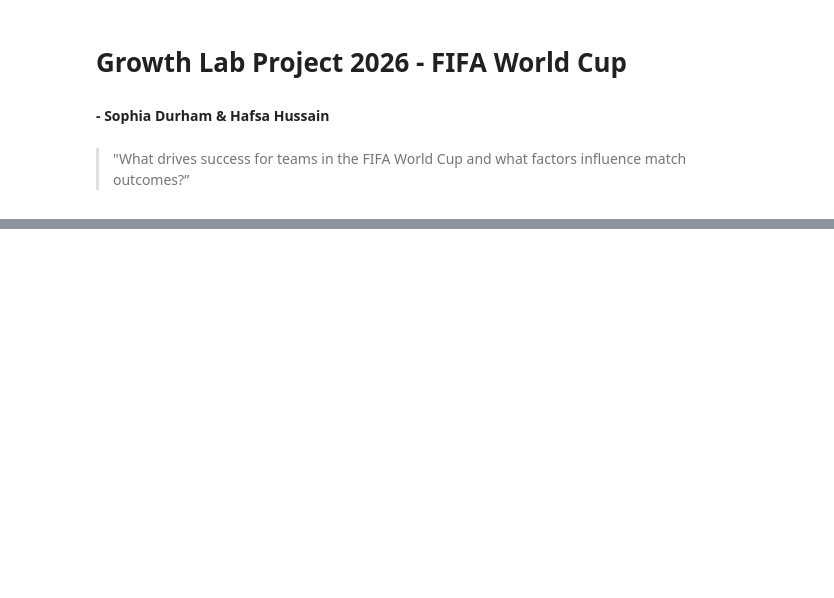
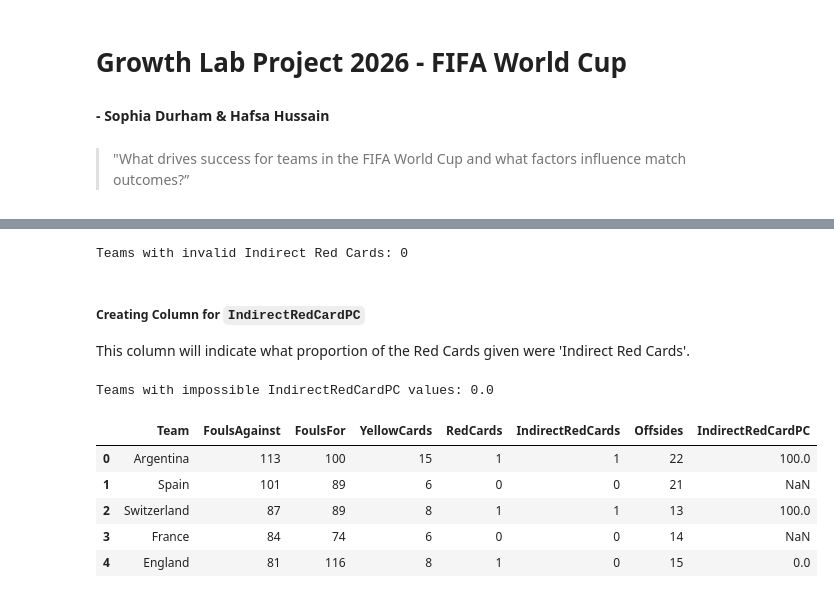
Before and after one commit to sdurham1606/Fifa-2026-World-Cup-Project, a Jupyter notebook: notebooks/world_cup.ipynb, the cells around one changed output, grey strips where cells are left out. Drawn from its saved outputs; the diff is of its cells as text; code cells hidden in the pictures; blank space fills up the shorter version.

```diff
--- a/notebooks/world_cup.ipynb
+++ b/notebooks/world_cup.ipynb
@@ -376,0 +337,2 @@ winning_teams = df_all_editions['champion'].value_counts()
+# %%
+discipline_clean['Team'] = discipline_clean['Team'].str.strip()
@@ -376,0 +360,23 @@ winning_teams = df_all_editions['champion'].value_counts()
+# %%
+indirect_red_cards_invalid = discipline_clean[(discipline_clean['IndirectRedCards'] > 0) & (discipline_clean['YellowCards'] < (2 * discipline_clean['IndirectRedCards']))]
+
+print("Teams with invalid Indirect Red Cards:", indirect_red_cards_invalid.shape[0])
+# %% [output]
+Teams with invalid Indirect Red Cards: 0
+# %% [markdown]
+##### Creating Column for `IndirectRedCardPC`
+This column will indicate what proportion of the Red Cards given were 'Indirect Red Cards'.
+# %%
+discipline_clean['IndirectRedCardPC'] = ((discipline_clean['IndirectRedCards'] / discipline_clean['RedCards']) * 100).round(1)
+Impossible_RedCardPC_values = discipline_clean['IndirectRedCardPC'][(discipline_clean['IndirectRedCardPC'] < 0) | (discipline_clean['IndirectRedCardPC'] > 100)].dropna().sum()
+
+print("Teams with impossible IndirectRedCardPC values:", Impossible_RedCardPC_values)
+discipline_clean.head()
+# %% [output]
+Teams with impossible IndirectRedCardPC values: 0.0
+|  | Team | FoulsAgainst | FoulsFor | YellowCards | RedCards | IndirectRedCards | Offsides | IndirectRedCardPC |
+| 0 | Argentina | 113 | 100 | 15 | 1 | 1 | 22 | 100.0 |
+| 1 | Spain | 101 | 89 | 6 | 0 | 0 | 21 | NaN |
+| 2 | Switzerland | 87 | 89 | 8 | 1 | 1 | 13 | 100.0 |
+| 3 | France | 84 | 74 | 6 | 0 | 0 | 14 | NaN |
+| 4 | England | 81 | 116 | 8 | 1 | 0 | 15 | 0.0 |
```
Also changed, not shown: parts of 169 cells of this notebook, 1 other file.
